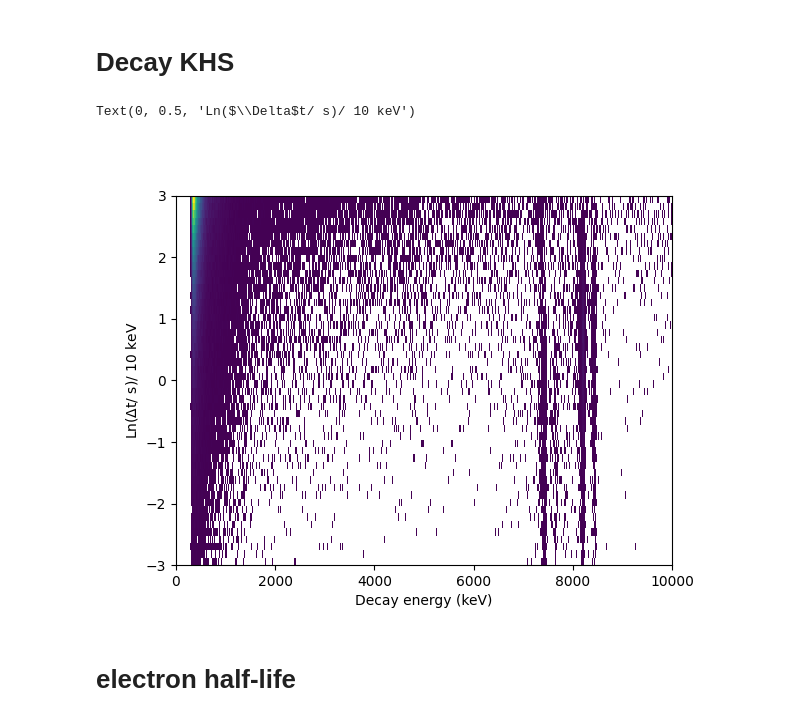
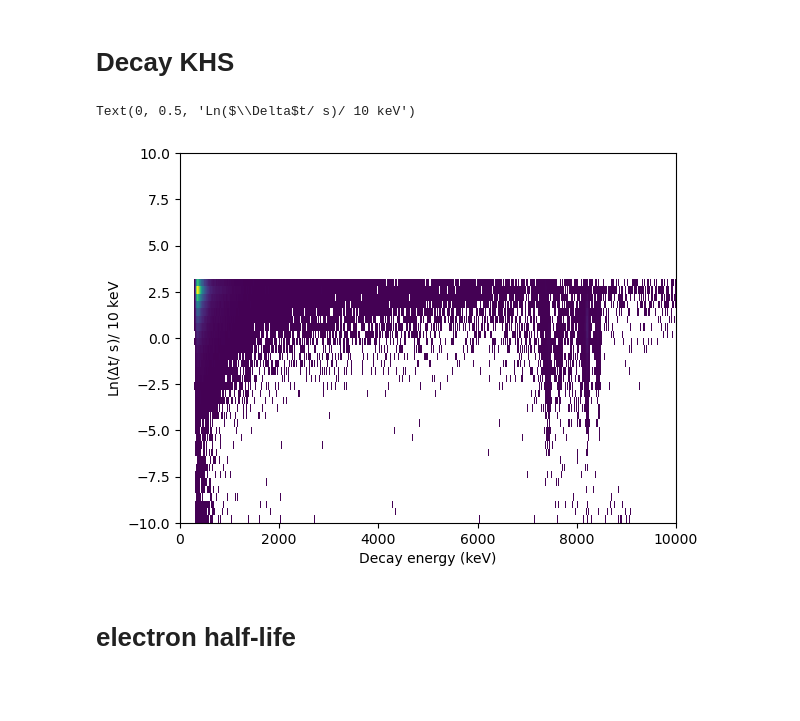
Before and after one commit to JChads4/ppac_code, a Jupyter notebook: analysis_notebook.ipynb, the cells around one changed output. Cells and saved outputs as stored; diff of their text form; code cells hidden in the pictures; blank space fills up the shorter version.

```diff
--- a/analysis_notebook.ipynb
+++ b/analysis_notebook.ipynb
@@ -180,12 +181,12 @@ Text(0, 0.5, 'Counts/ 10keV')
 # %%
 plt.figure()
 plt.hist2d(decays['yE'], decays['log_dt'],
-           bins=((500),(50)), range=((0,10000),(-3,3)), cmin=1)
+           bins=((500),(50)), range=((0,10000),(-10,10)), cmin=1)
 plt.xlabel('Decay energy (keV)')
 plt.ylabel(r'Ln($\Delta$t/ s)/ 10 keV')
 # %% [output]
 Text(0, 0.5, 'Ln($\\Delta$t/ s)/ 10 keV')
-[figure, old version]
+[figure, new version]
 # %% [markdown]
 # electron half-life
 # %%
```
Also changed, not shown: parts of 13 cells of this notebook, 7 other files.
